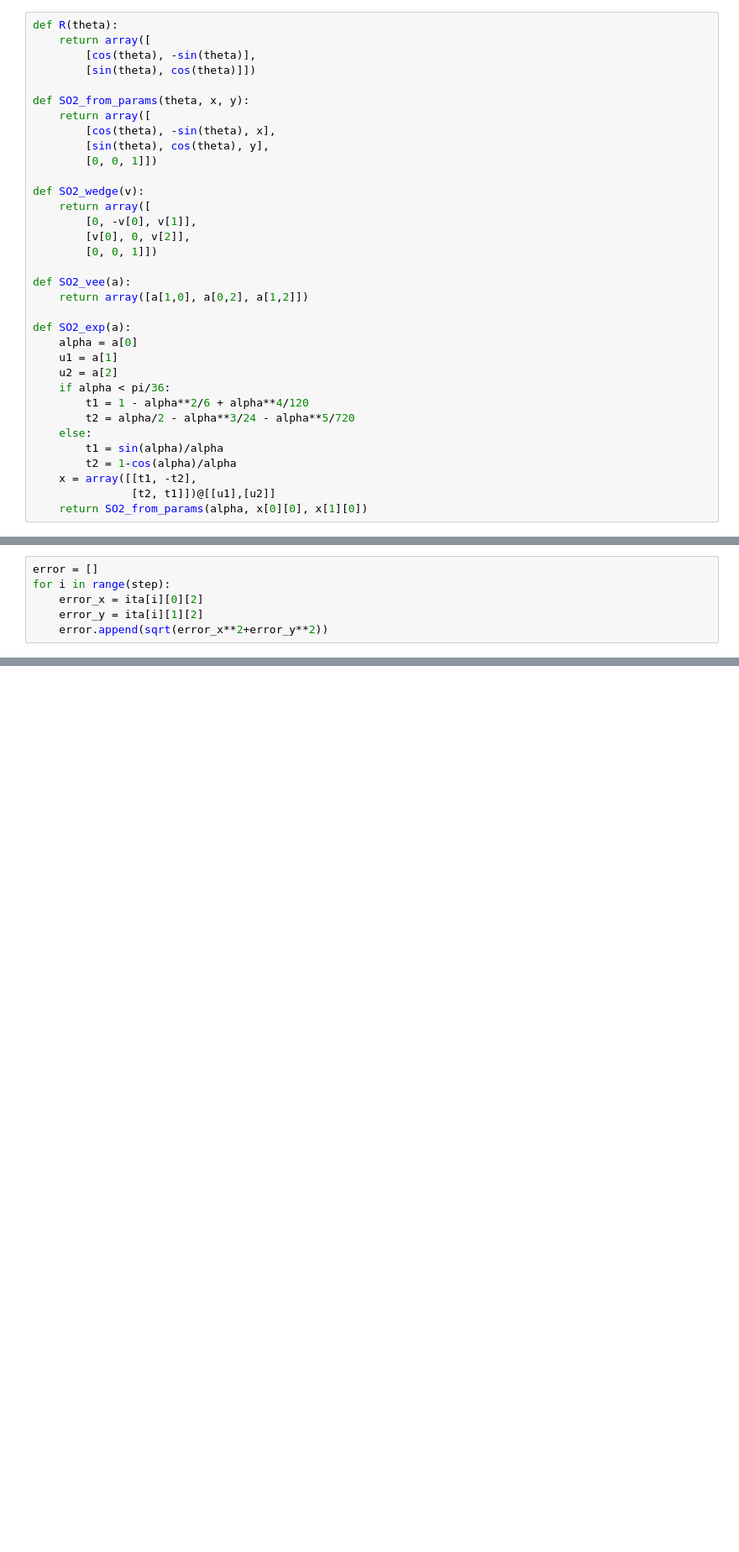
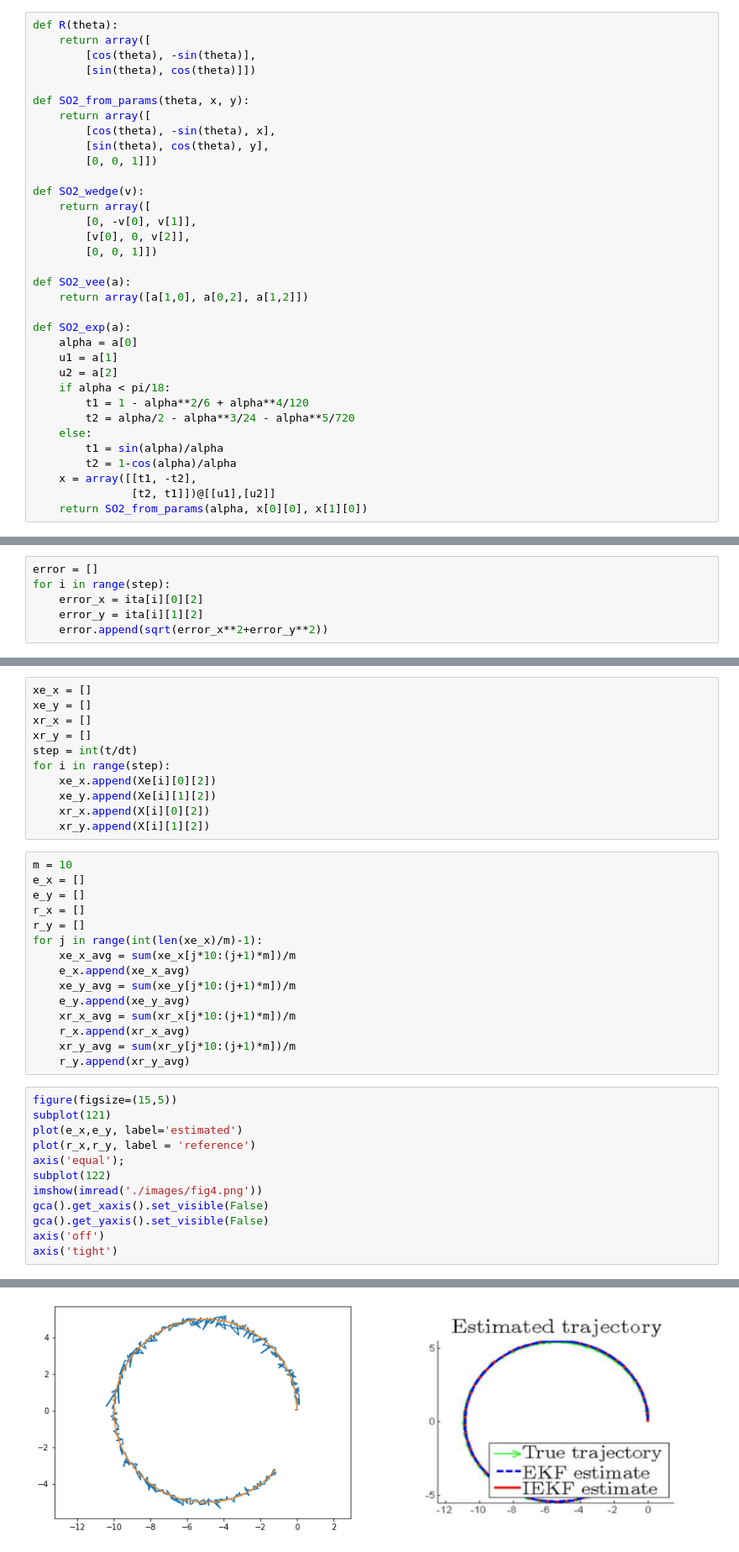
Before and after one commit to wsribunma/SE2_FlowPipes, a Jupyter notebook: IEKF.ipynb, the cells around one changed output, grey strips where cells are left out. Shown at 84% size. Saved outputs shown, nothing was run; the diff lists cells and outputs as text; blank space fills up the shorter version.

```diff
--- a/IEKF.ipynb
+++ b/IEKF.ipynb
@@ -39,7 +39,7 @@ def SO2_exp(a):
     alpha = a[0]
     u1 = a[1]
     u2 = a[2]
-    if alpha < pi/36:
+    if alpha < pi/18:
         t1 = 1 - alpha**2/6 + alpha**4/120
         t2 = alpha/2 - alpha**3/24 - alpha**5/720
     else:
@@ -276,0 +255,39 @@ ita
+# %%
+xe_x = []
+xe_y = []
+xr_x = []
+xr_y = []
+step = int(t/dt)
+for i in range(step):
+    xe_x.append(Xe[i][0][2])
+    xe_y.append(Xe[i][1][2])
+    xr_x.append(X[i][0][2])
+    xr_y.append(X[i][1][2])
+# %%
+m = 10
+e_x = []
+e_y = []
+r_x = []
+r_y = []
+for j in range(int(len(xe_x)/m)-1):
+    xe_x_avg = sum(xe_x[j*10:(j+1)*m])/m
+    e_x.append(xe_x_avg)
+    xe_y_avg = sum(xe_y[j*10:(j+1)*m])/m
+    e_y.append(xe_y_avg)
+    xr_x_avg = sum(xr_x[j*10:(j+1)*m])/m
+    r_x.append(xr_x_avg)
+    xr_y_avg = sum(xr_y[j*10:(j+1)*m])/m
+    r_y.append(xr_y_avg)
+# %%
+figure(figsize=(15,5))
+subplot(121)
+plot(e_x,e_y, label='estimated')
+plot(r_x,r_y, label = 'reference')
+axis('equal');
+subplot(122)
+imshow(imread('./images/fig4.png'))
+gca().get_xaxis().set_visible(False)
+gca().get_yaxis().set_visible(False)
+axis('off')
+axis('tight')
+# %% [output]
@@ -276,0 +295 @@ ita
+[figure, added]
```
Also changed, not shown: parts of 23 cells of this notebook, 3 other files.
